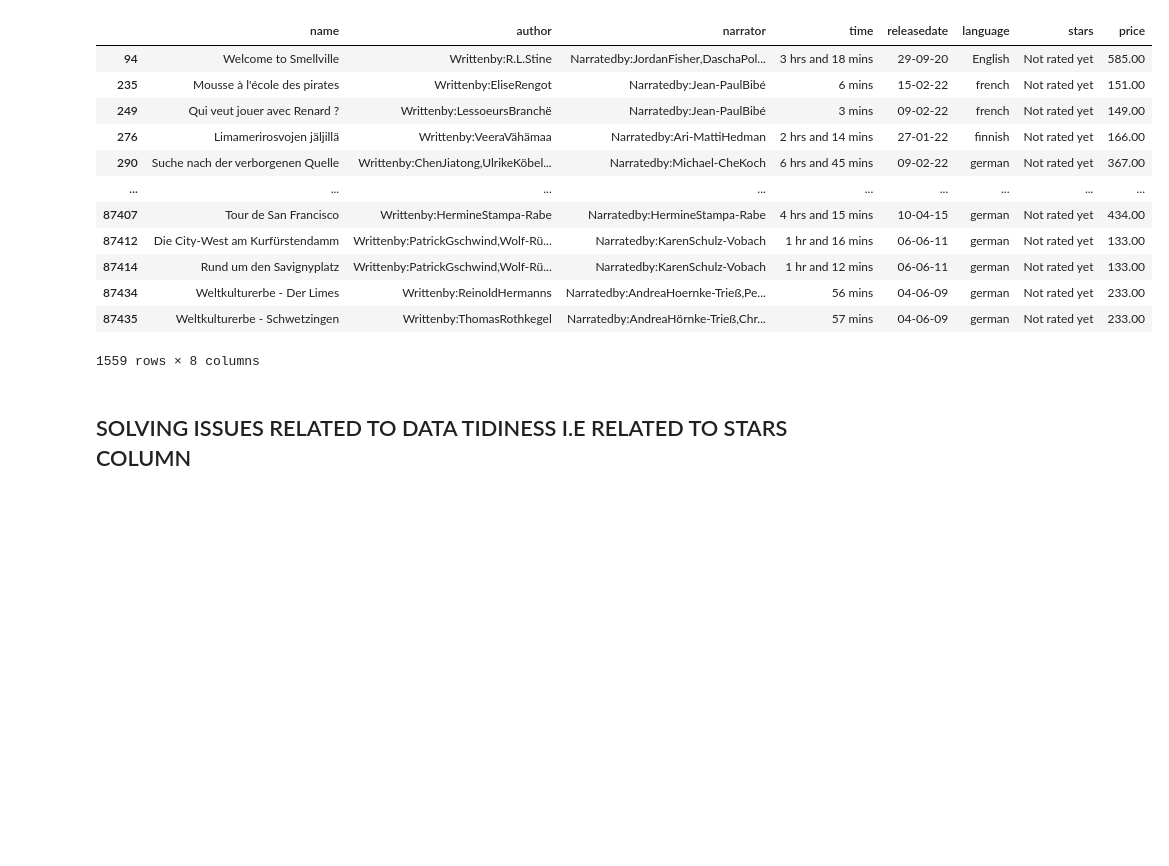
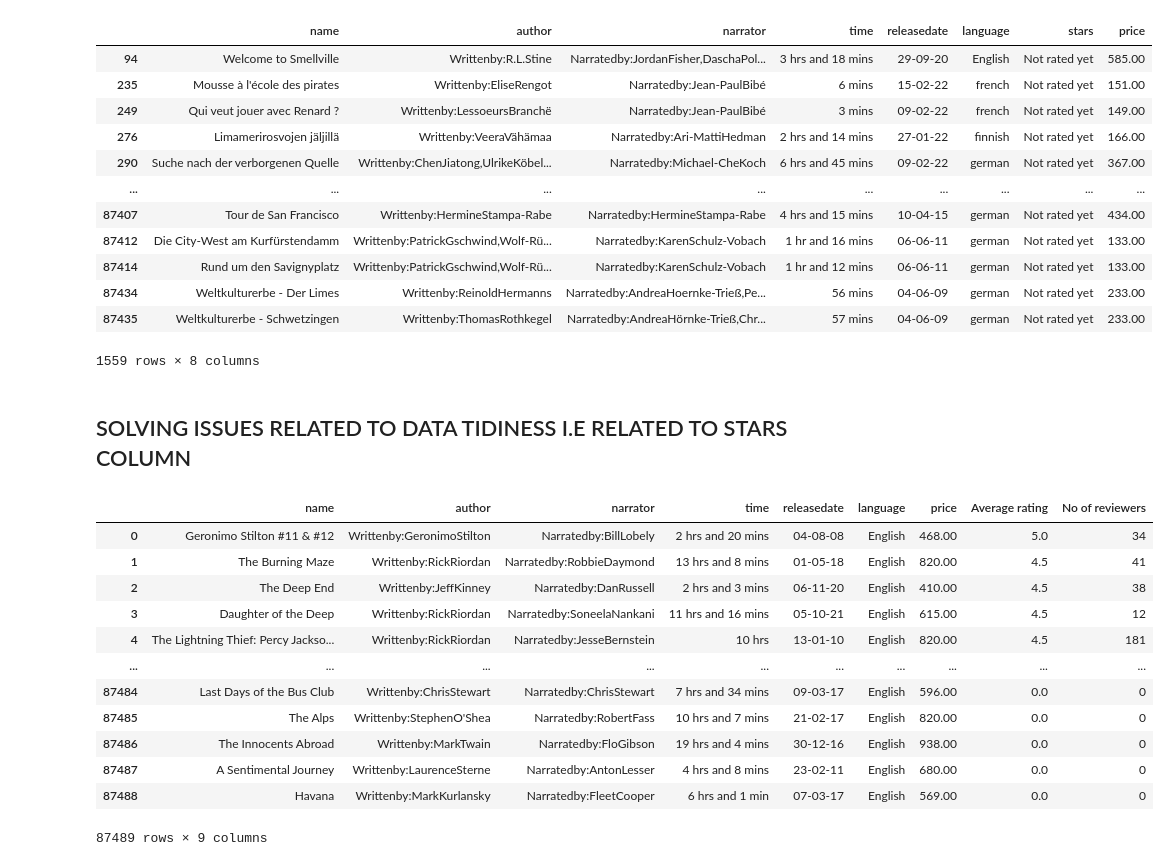
Before and after one commit to ronit-6464/Audiobook-dataset-cleaning, a Jupyter notebook: KAGGLE DATASET BASIC CLEANING.ipynb, the cells around one changed output. Cells and saved outputs as stored; diff of their text form; code cells hidden in the pictures; blank space fills up the shorter version.

Commit message:
STARS COLUMN DROPPED

```diff
--- a/KAGGLE DATASET BASIC CLEANING.ipynb
+++ b/KAGGLE DATASET BASIC CLEANING.ipynb
@@ -335,3 +335,20 @@ audible_dataset['Average rating']=audible_dataset['Average rating'].astype(float
 #from stars column we are extracting the no of reviewers and then making another column with int datatype
 audible_dataset['No of reviewers']=audible_dataset['stars'].str.split('stars').str.get(1).str.extract(r'(\d+)').fillna(0)
 audible_dataset['No of reviewers']=audible_dataset['No of reviewers'].astype(int)
+# %%
+#removing stars column
+audible_dataset.drop(columns={'stars'})
+# %% [output]
+|  | name | author | narrator | time | releasedate | language | price | Average rating | No of reviewers |
+| 0 | Geronimo Stilton #11 & #12 | Writtenby:GeronimoStilton | Narratedby:BillLobely | 2 hrs and 20 mins | 04-08-08 | English | 468.00 | 5.0 | 34 |
+| 1 | The Burning Maze | Writtenby:RickRiordan | Narratedby:RobbieDaymond | 13 hrs and 8 mins | 01-05-18 | English | 820.00 | 4.5 | 41 |
+| 2 | The Deep End | Writtenby:JeffKinney | Narratedby:DanRussell | 2 hrs and 3 mins | 06-11-20 | English | 410.00 | 4.5 | 38 |
+| 3 | Daughter of the Deep | Writtenby:RickRiordan | Narratedby:SoneelaNankani | 11 hrs and 16 mins | 05-10-21 | English | 615.00 | 4.5 | 12 |
+| 4 | The Lightning Thief: Percy Jackso... | Writtenby:RickRiordan | Narratedby:JesseBernstein | 10 hrs | 13-01-10 | English | 820.00 | 4.5 | 181 |
+| ... | ... | ... | ... | ... | ... | ... | ... | ... | ... |
+| 87484 | Last Days of the Bus Club | Writtenby:ChrisStewart | Narratedby:ChrisStewart | 7 hrs and 34 mins | 09-03-17 | English | 596.00 | 0.0 | 0 |
+| 87485 | The Alps | Writtenby:StephenO'Shea | Narratedby:RobertFass | 10 hrs and 7 mins | 21-02-17 | English | 820.00 | 0.0 | 0 |
+| 87486 | The Innocents Abroad | Writtenby:MarkTwain | Narratedby:FloGibson | 19 hrs and 4 mins | 30-12-16 | English | 938.00 | 0.0 | 0 |
+| 87487 | A Sentimental Journey | Writtenby:LaurenceSterne | Narratedby:AntonLesser | 4 hrs and 8 mins | 23-02-11 | English | 680.00 | 0.0 | 0 |
+| 87488 | Havana | Writtenby:MarkKurlansky | Narratedby:FleetCooper | 6 hrs and 1 min | 07-03-17 | English | 569.00 | 0.0 | 0 |
+87489 rows × 9 columns
```
